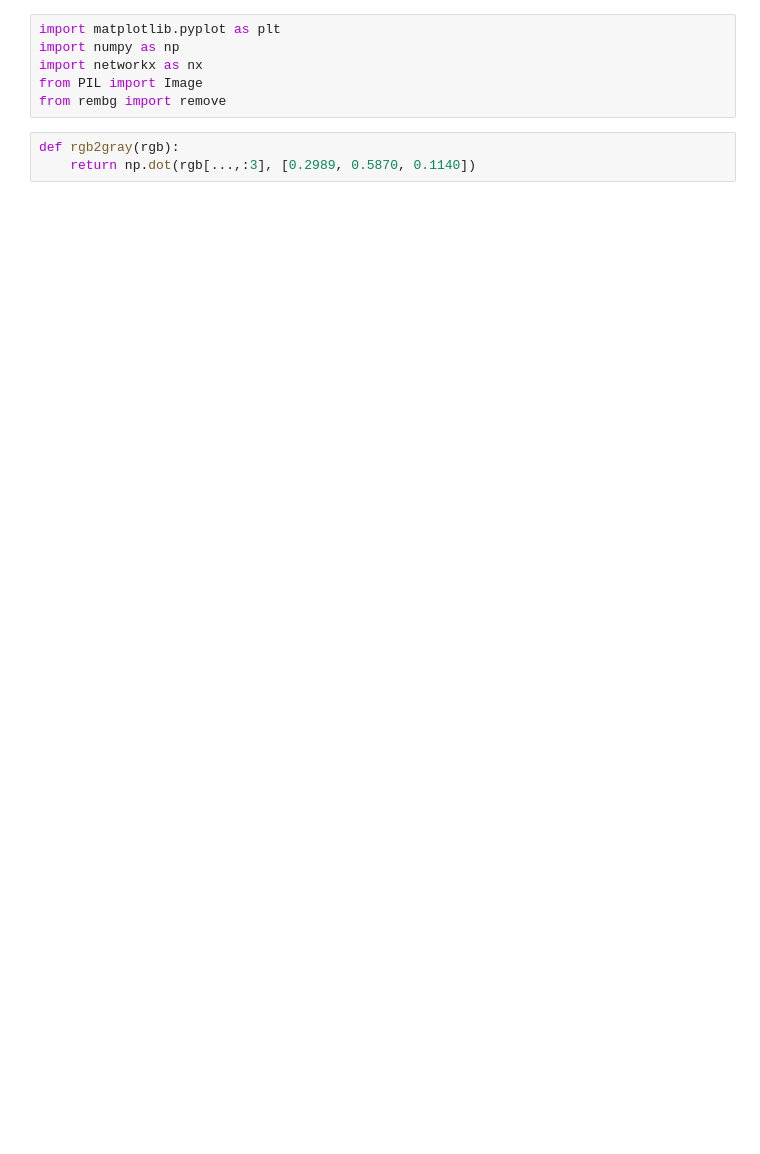
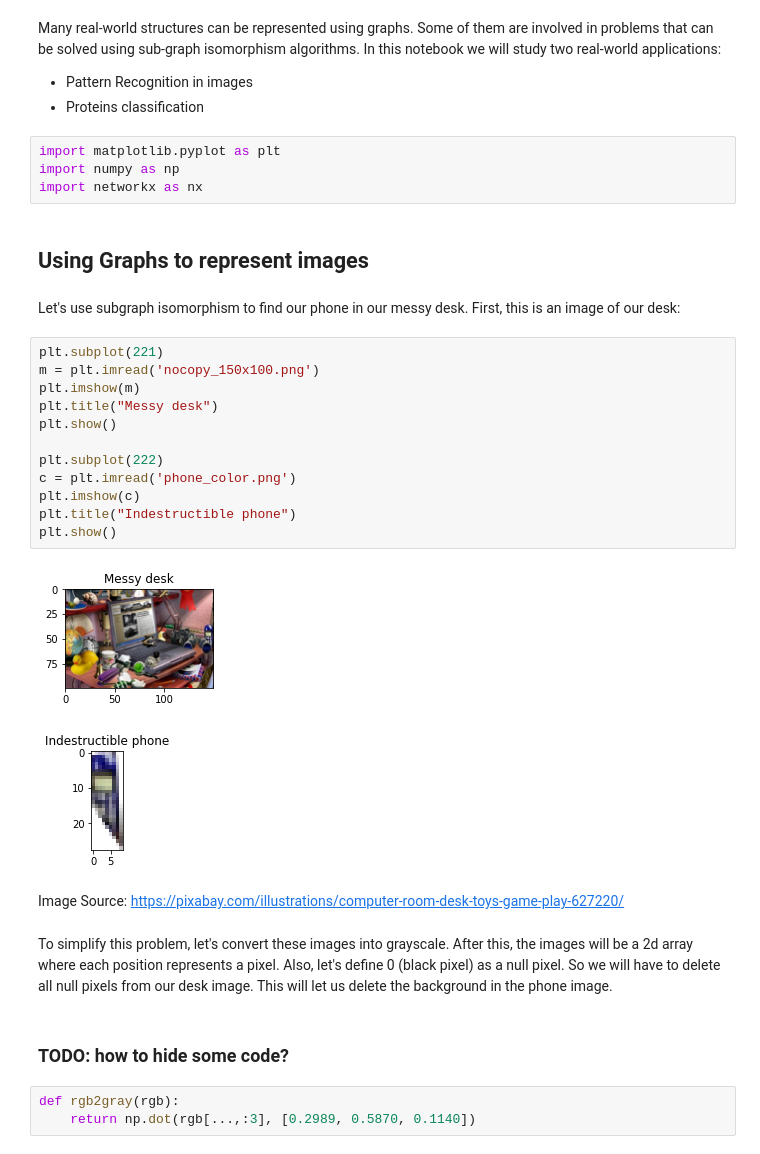
Before and after one commit to networkx/nx-guides, a Jupyter notebook: content/algorithms/sub_isomorphism/subgraph_iso_img.ipynb, the cells around one changed output. Cells and saved outputs as stored; diff of their text form; blank space fills up the shorter version.

Commit message:
Modified applications: Find something on an image and protein secondary structure

```diff
--- a/content/algorithms/sub_isomorphism/subgraph_iso_img.ipynb
+++ b/content/algorithms/sub_isomorphism/subgraph_iso_img.ipynb
@@ -3,10 +6,38 @@
+# %% [markdown]
+Many real-world structures can be represented using graphs. Some of them are involved in problems that can be solved using sub-graph isomorphism algorithms. In this notebook we will study two real-world applications:
+- Pattern Recognition in images
+- Proteins classification
 # %%
 import matplotlib.pyplot as plt
 import numpy as np
 import networkx as nx
-from PIL import Image
-from rembg import remove
-# %%
-def rgb2gray(rgb):
-    return np.dot(rgb[...,:3], [0.2989, 0.5870, 0.1140])
+# %% [markdown]
+## Using Graphs to represent images
+# %% [markdown]
+Let's use subgraph isomorphism to find our phone in our messy desk. First, this is an image of our desk:
+# %%
+plt.subplot(221)
+m = plt.imread('nocopy_150x100.png')
+plt.imshow(m)
+plt.title("Messy desk")
+plt.show()
+
+plt.subplot(222)
+c = plt.imread('phone_color.png')
+plt.imshow(c)
+plt.title("Indestructible phone")
+plt.show()
+# %% [output]
+[figure, added]
+[figure, added]
+# %% [markdown]
+Image Source: https://pixabay.com/illustrations/computer-room-desk-toys-game-play-627220/
+# %% [markdown]
+To simplify this problem, let's convert these images into grayscale. After this, the images will be a 2d array where each position represents a pixel.
+Also, let's define 0 (black pixel) as a null pixel. So we will have to delete all null pixels from our desk image. This will let us delete the background in the phone image.
+# %% [markdown]
+### TODO: how to hide some code?
+# %%
+def rgb2gray(rgb):
+    return np.dot(rgb[...,:3], [0.2989, 0.5870, 0.1140])
 # %%
```
Also changed, not shown: parts of 26 cells of this notebook, 14 other files.
